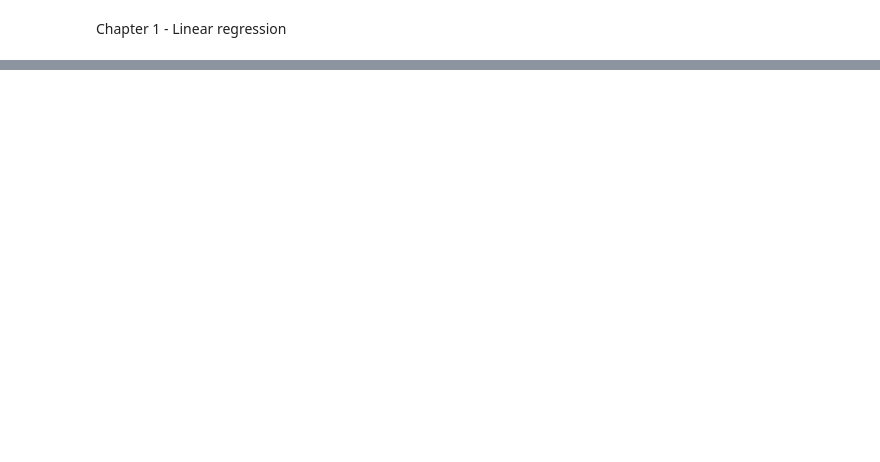
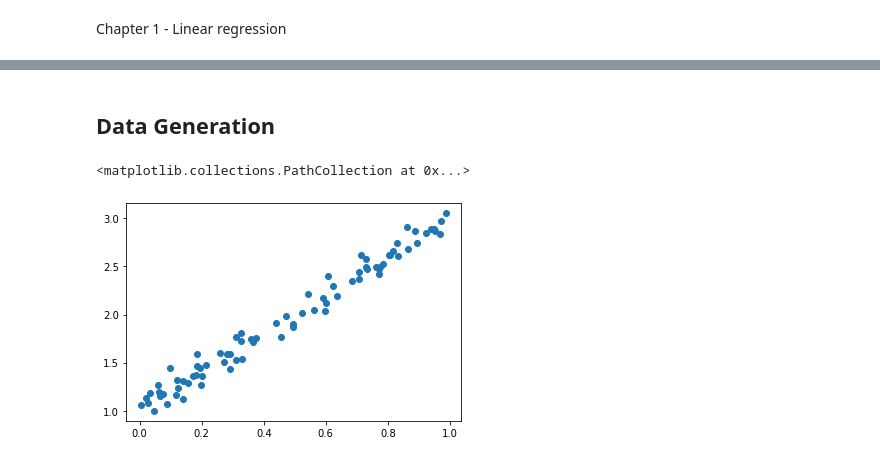
Before and after one commit to Rit-ctrl/Pytorch-repo, a Jupyter notebook: Pytorch-step-by-step/Chap_01.ipynb, the cells around one changed output, grey strips where cells are left out. Drawn from its saved outputs; the diff is of its cells as text; code cells hidden in the pictures; blank space fills up the shorter version.

```diff
--- a/Pytorch-step-by-step/Chap_01.ipynb
+++ b/Pytorch-step-by-step/Chap_01.ipynb
@@ -14,0 +29,24 @@ ModuleNotFoundError: ignored
+# %% [markdown]
+## Data Generation
+# %%
+true_b = 1
+true_w = 2
+N = 100
+
+# Data Generation
+np.random.seed(42)
+x = np.random.rand(N, 1)
+epsilon = (.1 * np.random.randn(N, 1))
+y = true_b + true_w * x + epsilon
+# %%
+idx = np.arange(N)
+np.random.shuffle(idx)
+
+# Uses first 80 random indices for train
+train_idx = idx[:int(N*.8)]
+# Uses the remaining indices for validation
+val_idx = idx[int(N*.8):]
+
+# Generates train and validation sets
+x_train, y_train = x[train_idx], y[train_idx]
+x_val, y_val = x[val_idx], y[val_idx]
@@ -14,0 +55,5 @@ ModuleNotFoundError: ignored
+# %%
+plt.scatter(x_train,y_train) #training data
+# %% [output]
+<matplotlib.collections.PathCollection at 0x...>
+[figure, added]
```
Also changed, not shown: parts of 39 cells of this notebook.
